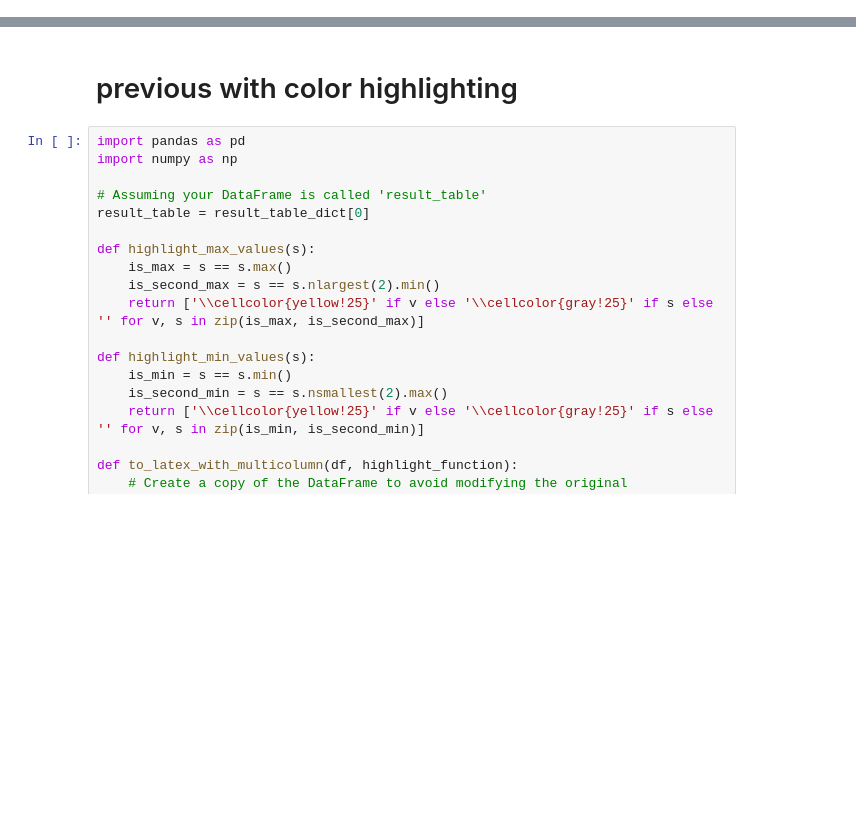
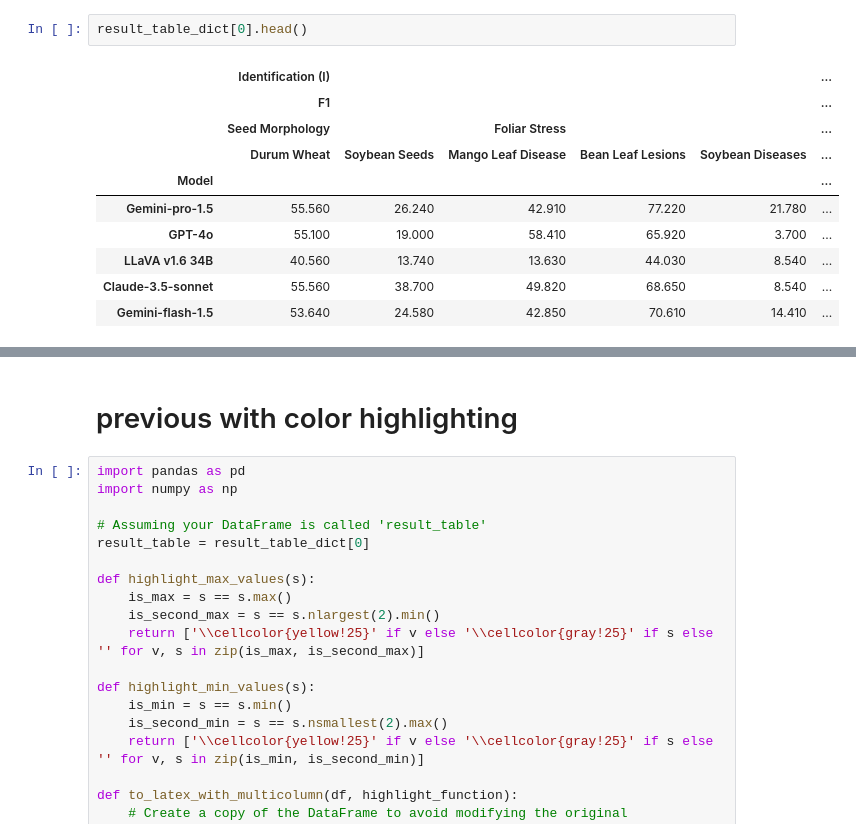
Before and after one commit to arbab-ml/AgEval, a Jupyter notebook: all_llms_analysis.ipynb, the cells around one changed output, grey strips where cells are left out. Saved outputs shown, nothing was run; the diff lists cells and outputs as text; blank space fills up the shorter version.

```diff
--- a/all_llms_analysis.ipynb
+++ b/all_llms_analysis.ipynb
@@ -201 +207,14 @@ Claude-3-haiku                 19.16    17.57
+# %%
+result_table_dict[0].head()
+# %% [output]
+|  | Identification (I) |  |  |  |  | ... |
+|  | F1 |  |  |  |  | ... |
+|  | Seed Morphology |  | Foliar Stress |  |  | ... |
+|  | Durum Wheat | Soybean Seeds | Mango Leaf Disease | Bean Leaf Lesions | Soybean Diseases | ... |
+| Model |  |  |  |  |  | ... |
+| Gemini-pro-1.5 | 55.560 | 26.240 | 42.910 | 77.220 | 21.780 | ... |
+| GPT-4o | 55.100 | 19.000 | 58.410 | 65.920 | 3.700 | ... |
+| LLaVA v1.6 34B | 40.560 | 13.740 | 13.630 | 44.030 | 8.540 | ... |
+| Claude-3.5-sonnet | 55.560 | 38.700 | 49.820 | 68.650 | 8.540 | ... |
+| Gemini-flash-1.5 | 53.640 | 24.580 | 42.850 | 70.610 | 14.410 | ... |
 # %%
```
Also changed, not shown: parts of 19 cells of this notebook, 8 other files.
